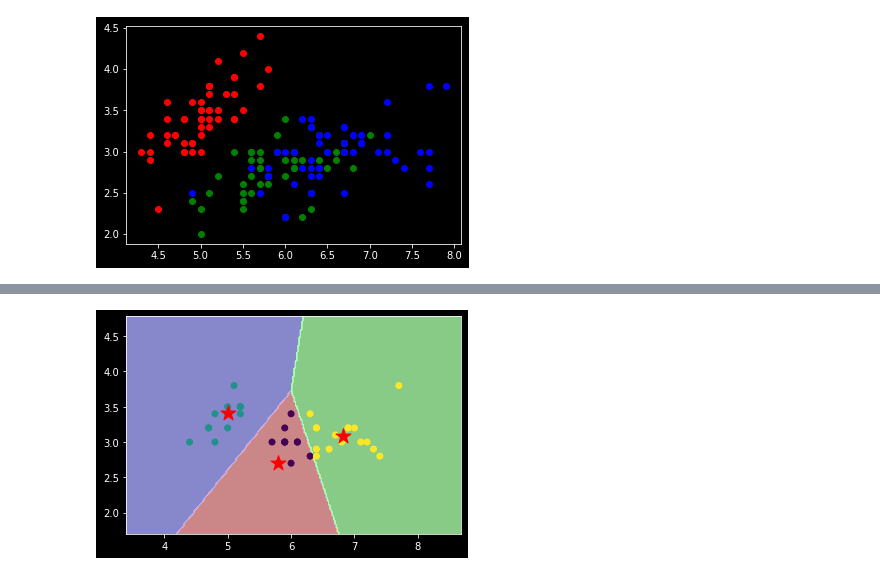
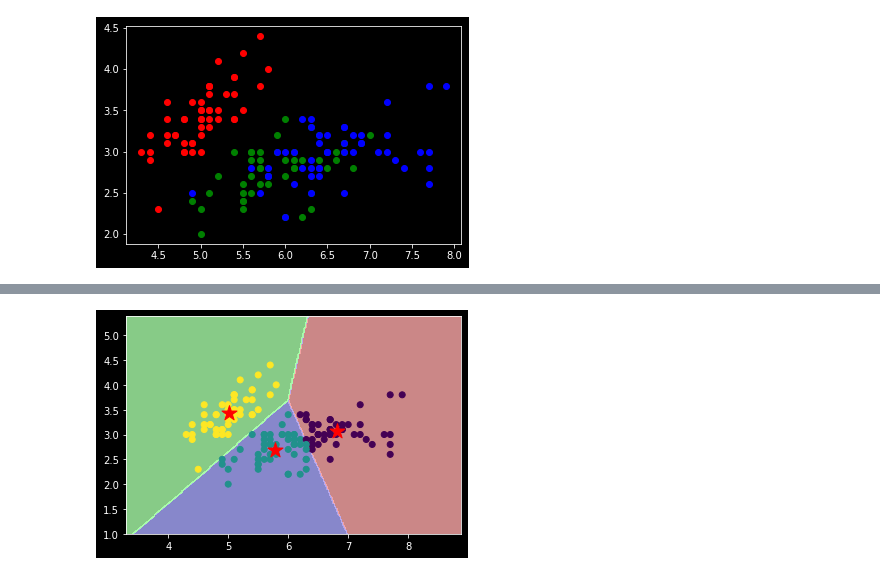
Before and after one commit to franneck94/UdemyML, a Jupyter notebook: Chapter10_Clustering/KMeansImplementation/KMeans_Implementation_2.ipynb, the cells around one changed output, grey strips where cells are left out. Saved outputs shown, nothing was run; the diff lists cells and outputs as text; code cells hidden in the pictures.

```diff
--- a/Chapter10_Clustering/KMeansImplementation/KMeans_Implementation_2.ipynb
+++ b/Chapter10_Clustering/KMeansImplementation/KMeans_Implementation_2.ipynb
@@ -94,4 +63,8 @@ plt.show()
+# %%
+kmeans = KMeans(n_clusters=3, max_iter=1_000)
+kmeans.fit(x)
+y_pred = kmeans.predict(x)
 # %%
-plot(x_test, y_pred, kmeans.cluster_centers_, kmeans)
+plot(x, y_pred, kmeans.cluster_centers_, kmeans)
 # %% [output]
-[figure, old version]
+[figure, new version]
```
Also changed, not shown: parts of 4 cells of this notebook, 8 other files.
